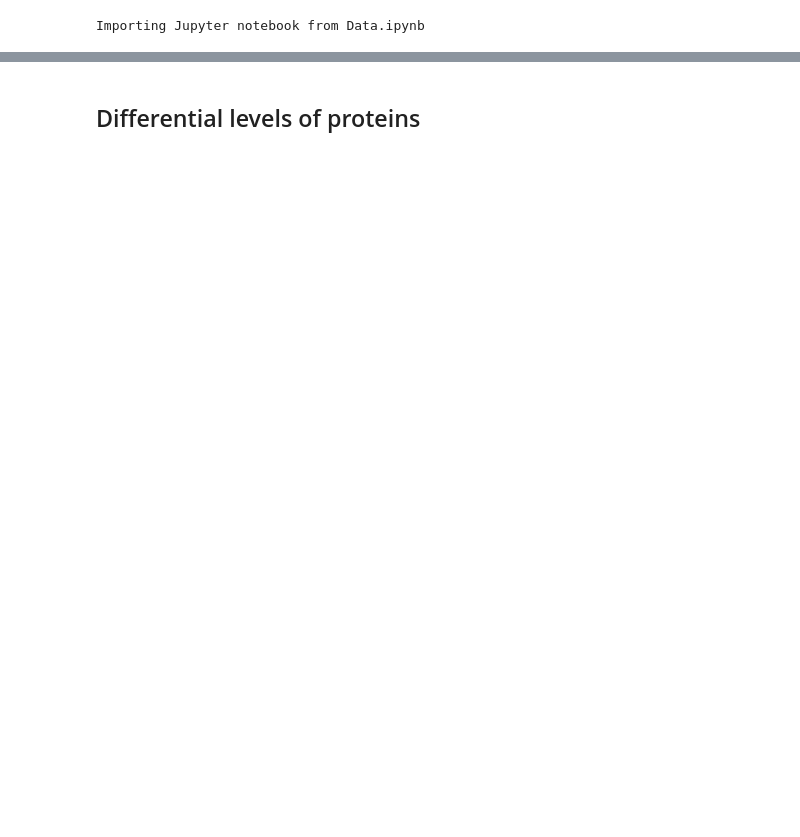
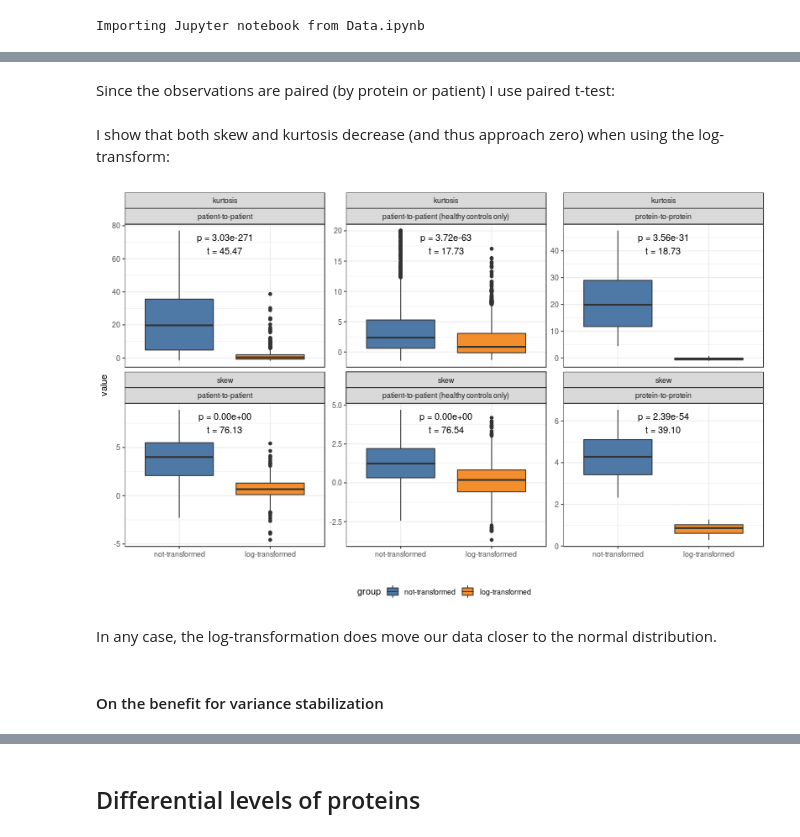
Before and after one commit to krassowski/meningitis-integration, a Jupyter notebook: analyses/protein_vs_clinical/Differential_levels.ipynb, the cells around one changed output, grey strips where cells are left out. Drawn from its saved outputs; the diff is of its cells as text; code cells hidden in the pictures; blank space fills up the shorter version.

Commit message:
Update the protein differential levels analysis

```diff
--- a/analyses/protein_vs_clinical/Differential_levels.ipynb
+++ b/analyses/protein_vs_clinical/Differential_levels.ipynb
@@ -8,3 +8,6 @@ from helpers.utilities import *
 %run helpers/notebook_setup.ipynb
 # %%
 %R source('plots/colors.R');
+# %%
+# note: this is already limitted to the patients having the protein measurments
+by_condition = clinical.Meningitis
@@ -10,0 +82,2 @@ from helpers.utilities import *
+# %% [markdown]
+Since the observations are paired (by protein or patient) I use paired t-test:
@@ -10,0 +86,47 @@ from helpers.utilities import *
+# %% [markdown]
+I show that both skew and kurtosis decrease (and thus approach zero) when using the log-transform:
+# %%
+hc = by_condition[by_condition=='Healthy control'].index
+
+distributions = {
+    'patient-to-patient': raw_protein_matrix.T,
+    'patient-to-patient (healthy controls only)': raw_protein_matrix[hc].T,
+    'protein-to-protein': raw_protein_matrix,
+}
+
+test_results = []
+measurements = []
+
+for measure in [skew, kurtosis]:
+    for name, observations in distributions.items():
+        df = measure_by_transform(observations, measure)
+        measurements.append(
+            stack_observations(df).assign(measure=measure.__name__, distribution=name)
+        )
+        result = ttest_rel(df['not-transformed'], df['log-transformed'])
+        test_results.append(dict(
+            measure=measure.__name__, distribution=name,
+            p=result.pvalue, statistic=result.statistic,
+        ))
+
+test_results = DataFrame(test_results)
+measurements = concat(measurements)
+# %%
+test_results['label'] = test_results.apply(lambda x: f'p = {x.p:.2e}\nt = {x.statistic:.2f}', axis=1)
+# %%
+%%R -i measurements -i test_results -w 800 -h 500
+(
+    ggplot(measurements, aes(y=value, x=group))
+    + geom_boxplot(aes(fill=group))
+    + theme_bw()
+    + facet_wrap('measure ~ distribution', scale='free_y') + xlab('')
+    + theme(legend.position='bottom')
+    + geom_text(data=test_results, aes(label=label, y=Inf, x=1.5), vjust=1.5)
+    + ggthemes::scale_fill_tableau()
+)
+# %% [output]
+[figure, added]
+# %% [markdown]
+In any case, the log-transformation does move our data closer to the normal distribution.
+# %% [markdown]
+#### On the benefit for variance stabilization
```
Also changed, not shown: parts of 158 cells of this notebook, 10 other files.
